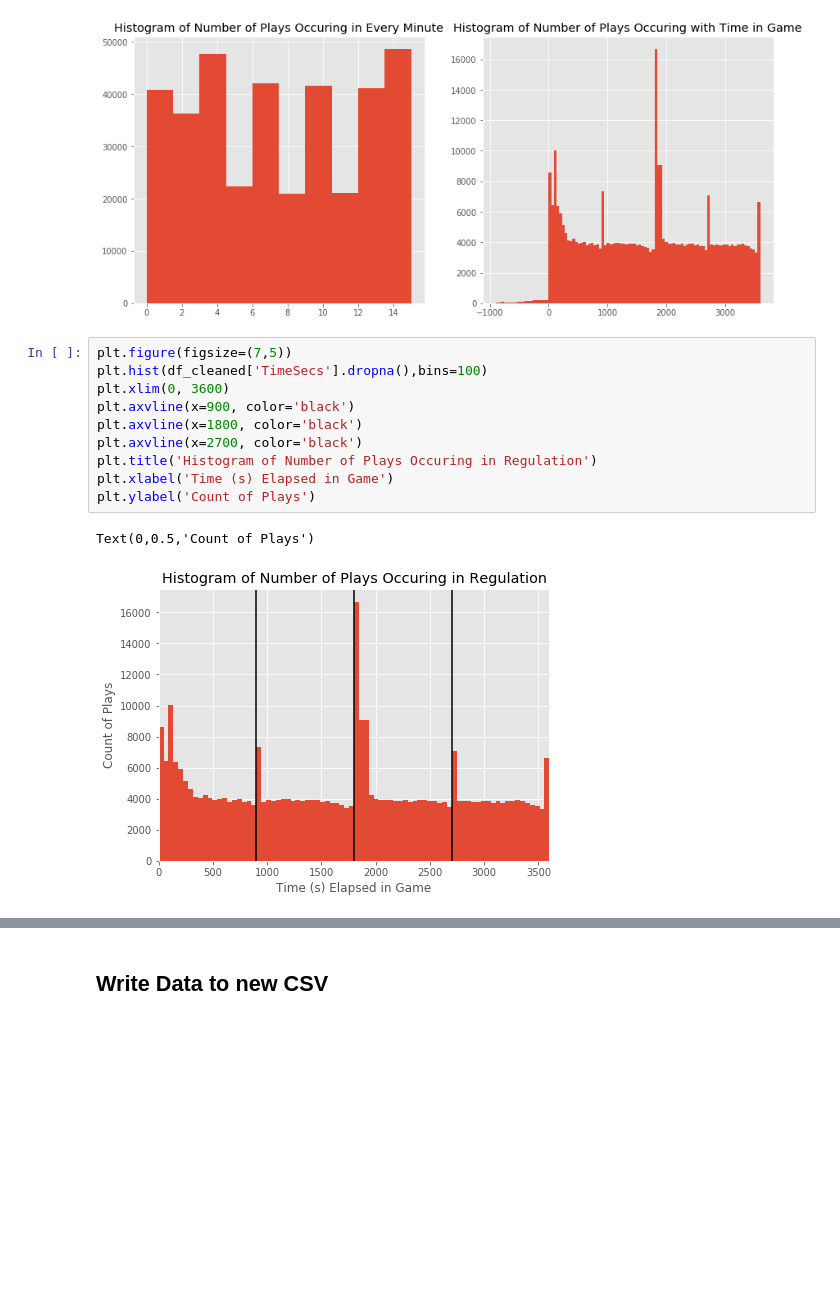
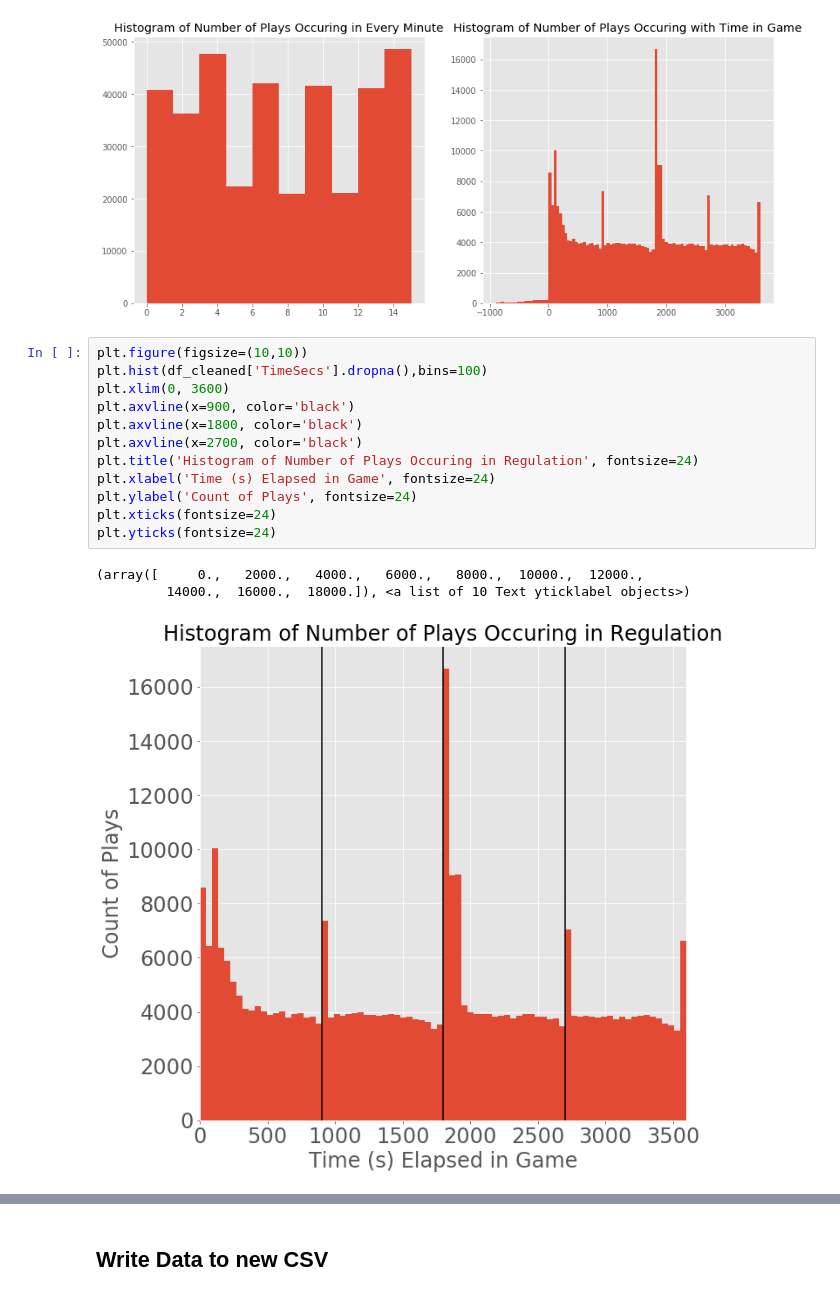
Before and after one commit to dsbrenna/NFLWinProbabilityModeling, a Jupyter notebook: Project Investigation.ipynb, the cells around one changed output, grey strips where cells are left out. Saved outputs shown, nothing was run; the diff lists cells and outputs as text; blank space fills up the shorter version.

```diff
--- a/Project Investigation.ipynb
+++ b/Project Investigation.ipynb
@@ -193,18 +193,21 @@ plt.title('Histogram of Number of Plays Occuring with Time in Game')
 Text(0.5,1,'Histogram of Number of Plays Occuring with Time in Game')
 [figure]
 # %%
-plt.figure(figsize=(7,5))
+plt.figure(figsize=(10,10))
 plt.hist(df_cleaned['TimeSecs'].dropna(),bins=100)
 plt.xlim(0, 3600)
 plt.axvline(x=900, color='black')
 plt.axvline(x=1800, color='black')
 plt.axvline(x=2700, color='black')
-plt.title('Histogram of Number of Plays Occuring in Regulation')
-plt.xlabel('Time (s) Elapsed in Game')
-plt.ylabel('Count of Plays')
+plt.title('Histogram of Number of Plays Occuring in Regulation', fontsize=24)
+plt.xlabel('Time (s) Elapsed in Game', fontsize=24)
+plt.ylabel('Count of Plays', fontsize=24)
+plt.xticks(fontsize=24)
+plt.yticks(fontsize=24)
 # %% [output]
-Text(0,0.5,'Count of Plays')
+(array([     0.,   2000.,   4000.,   6000.,   8000.,  10000.,  12000.,
+         14000.,  16000.,  18000.]), <a list of 10 Text yticklabel objects>)
-[figure, old version]
+[figure, new version]
 # %%
 plt.figure(figsize=(8,8))
 plt.hist(df_cleaned['PlayType'])
```
Also changed, not shown: parts of 32 cells of this notebook.
